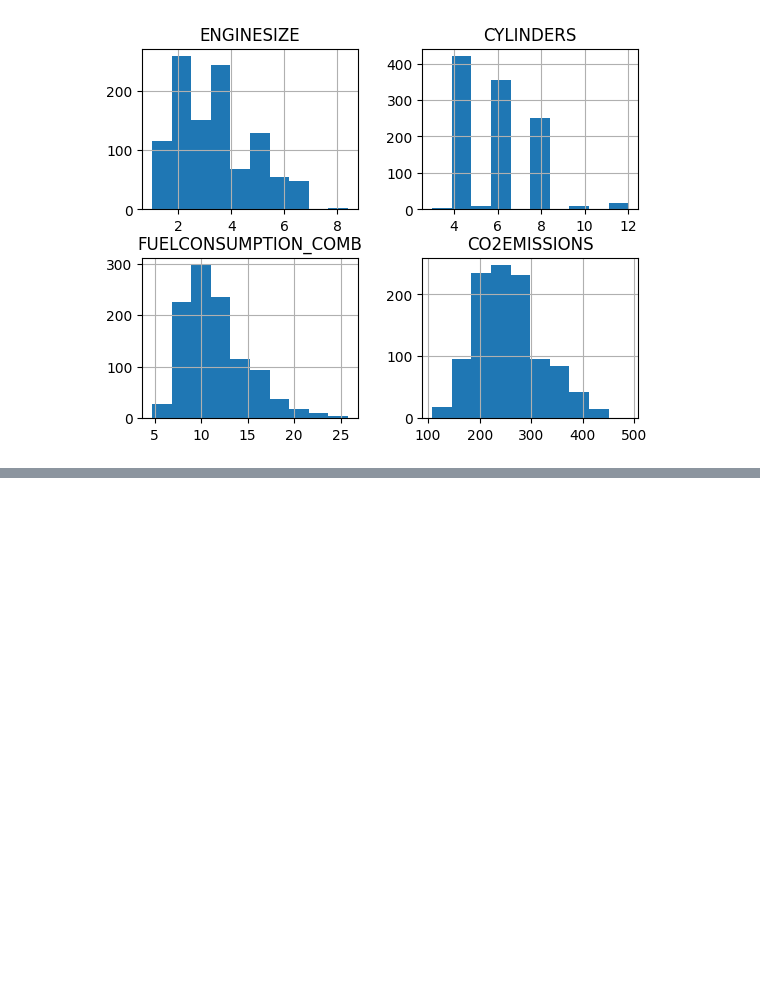
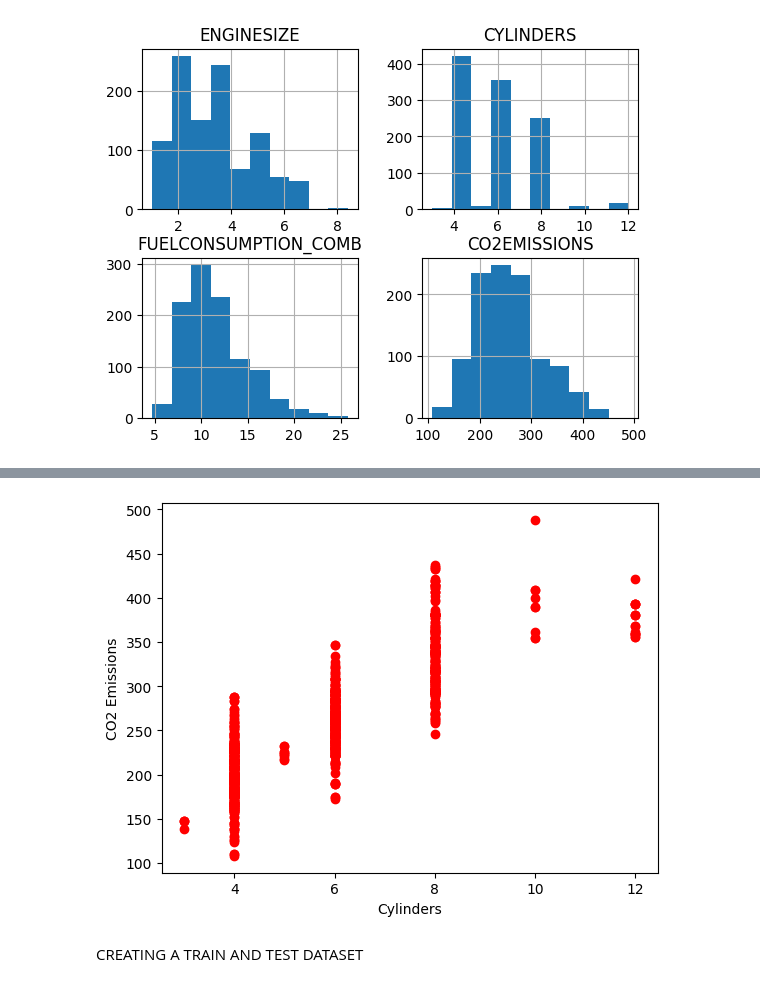
Before and after one commit to PedroCorreia07/Machine-Learning-with-Python, a Jupyter notebook: Simple Linear Regression Project/Simple Linear Regression Project.ipynb, the cells around one changed output, grey strips where cells are left out. Saved outputs shown, nothing was run; the diff lists cells and outputs as text; code cells hidden in the pictures; blank space fills up the shorter version.

```diff
--- a/Simple Linear Regression Project/Simple Linear Regression Project.ipynb
+++ b/Simple Linear Regression Project/Simple Linear Regression Project.ipynb
@@ -64,0 +65,10 @@ plt.show()
+# %%
+#plot cylinders vs Emissions
+plt.scatter(cdf.CYLINDERS,cdf.CO2EMISSIONS,color="red")
+plt.xlabel("Cylinders")
+plt.ylabel("CO2 Emissions")
+plt.show()
+# %% [output]
+[figure, added]
+# %% [markdown]
+CREATING A TRAIN AND TEST DATASET
```
Also changed, not shown: parts of 7 cells of this notebook.
